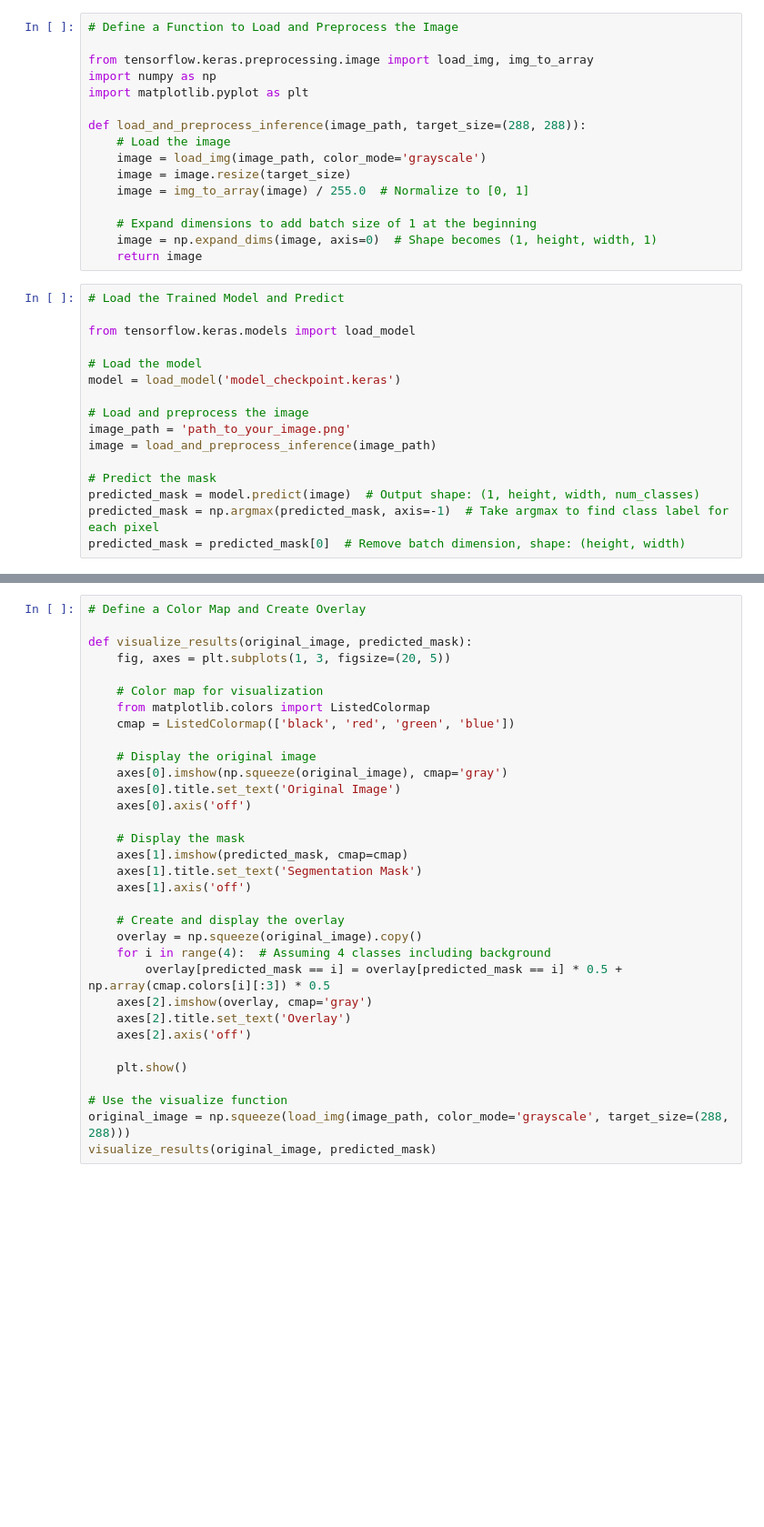
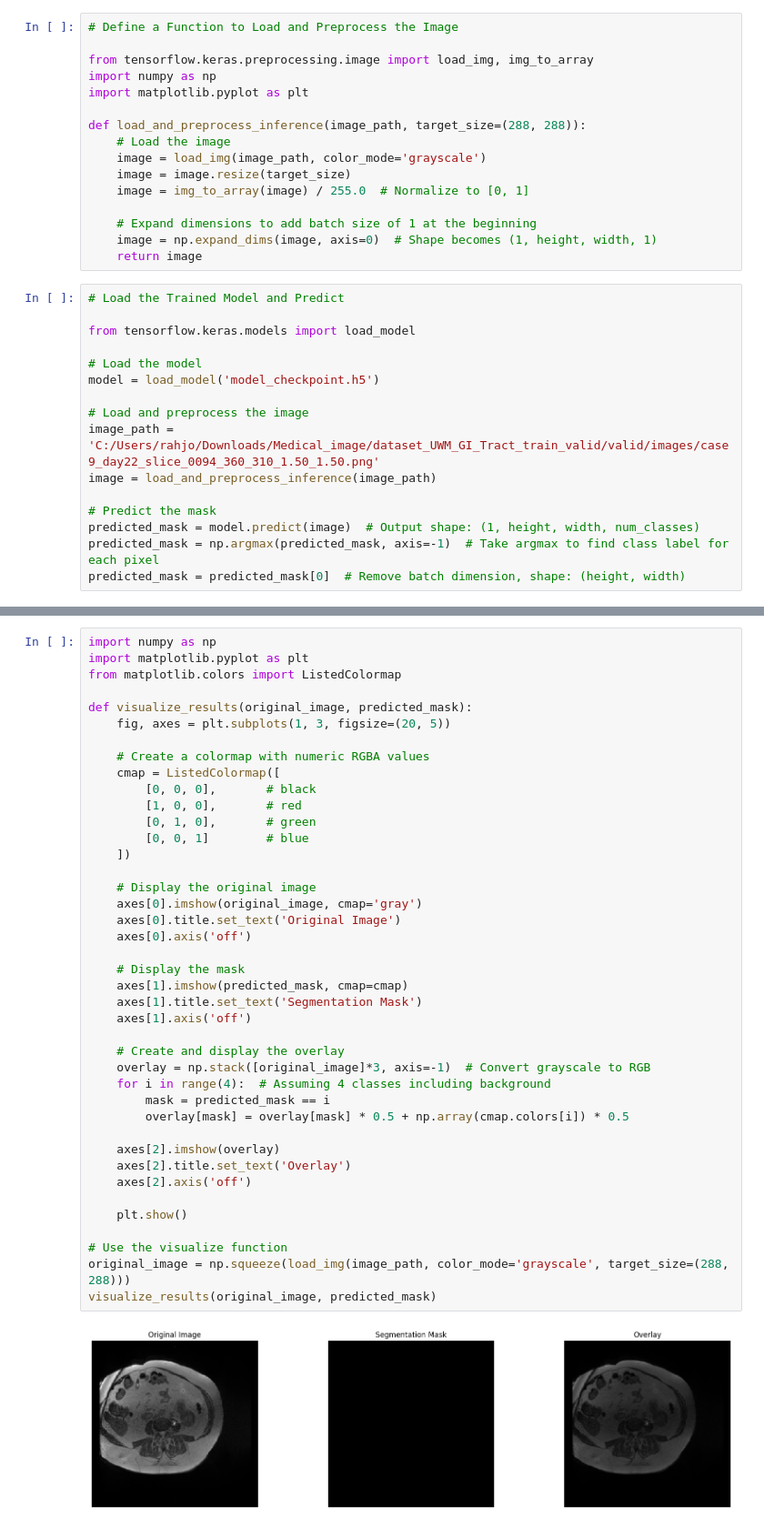
Before and after one commit to arahjou/U_NET_GI_Segmentation, a Jupyter notebook: Notebook_one.ipynb, the cells around one changed output, grey strips where cells are left out. Shown: that part at 91% size. Saved outputs shown, nothing was run; the diff lists cells and outputs as text; blank space fills up the shorter version.

Commit message:
new model

```diff
--- a/Notebook_one.ipynb
+++ b/Notebook_one.ipynb
@@ -197,10 +219,10 @@ def load_and_preprocess_inference(image_path, target_size=(288, 288)):
 from tensorflow.keras.models import load_model
 
 # Load the model
-model = load_model('model_checkpoint.keras')
+model = load_model('model_checkpoint.h5')
 
 # Load and preprocess the image
-image_path = 'path_to_your_image.png'
+image_path = 'C:/Users/rahjo/Downloads/Medical_image/dataset_UWM_GI_Tract_train_valid/valid/images/case9_day22_slice_0094_360_310_1.50_1.50.png'
 image = load_and_preprocess_inference(image_path)
 
 # Predict the mask
@@ -210,33 +234,43 @@ predicted_mask = predicted_mask[0]  # Remove batch dimension, shape: (height, wi
 # %%
-# Define a Color Map and Create Overlay
+import numpy as np
+import matplotlib.pyplot as plt
+from matplotlib.colors import ListedColormap
 
 def visualize_results(original_image, predicted_mask):
     fig, axes = plt.subplots(1, 3, figsize=(20, 5))
 
-    # Color map for visualization
-    from matplotlib.colors import ListedColormap
-    cmap = ListedColormap(['black', 'red', 'green', 'blue'])
+    # Create a colormap with numeric RGBA values
+    cmap = ListedColormap([
+        [0, 0, 0],       # black
+        [1, 0, 0],       # red
+        [0, 1, 0],       # green
+        [0, 0, 1]        # blue
+    ])
 
     # Display the original image
-    axes[0].imshow(np.squeeze(original_image), cmap='gray')
+    axes[0].imshow(original_image, cmap='gray')
     axes[0].title.set_text('Original Image')
     axes[0].axis('off')
 
     # Display the mask
     axes[1].imshow(predicted_mask, cmap=cmap)
     axes[1].title.set_text('Segmentation Mask')
     axes[1].axis('off')
 
     # Create and display the overlay
-    overlay = np.squeeze(original_image).copy()
+    overlay = np.stack([original_image]*3, axis=-1)  # Convert grayscale to RGB
     for i in range(4):  # Assuming 4 classes including background
-        overlay[predicted_mask == i] = overlay[predicted_mask == i] * 0.5 + np.array(cmap.colors[i][:3]) * 0.5
-    axes[2].imshow(overlay, cmap='gray')
+        mask = predicted_mask == i
+        overlay[mask] = overlay[mask] * 0.5 + np.array(cmap.colors[i]) * 0.5
+
+    axes[2].imshow(overlay)
     axes[2].title.set_text('Overlay')
     axes[2].axis('off')
 
     plt.show()
 
 # Use the visualize function
 original_image = np.squeeze(load_img(image_path, color_mode='grayscale', target_size=(288, 288)))
 visualize_results(original_image, predicted_mask)
+# %% [output]
+[figure, added]
```
Also changed, not shown: parts of 5 cells of this notebook, 13 other files.
